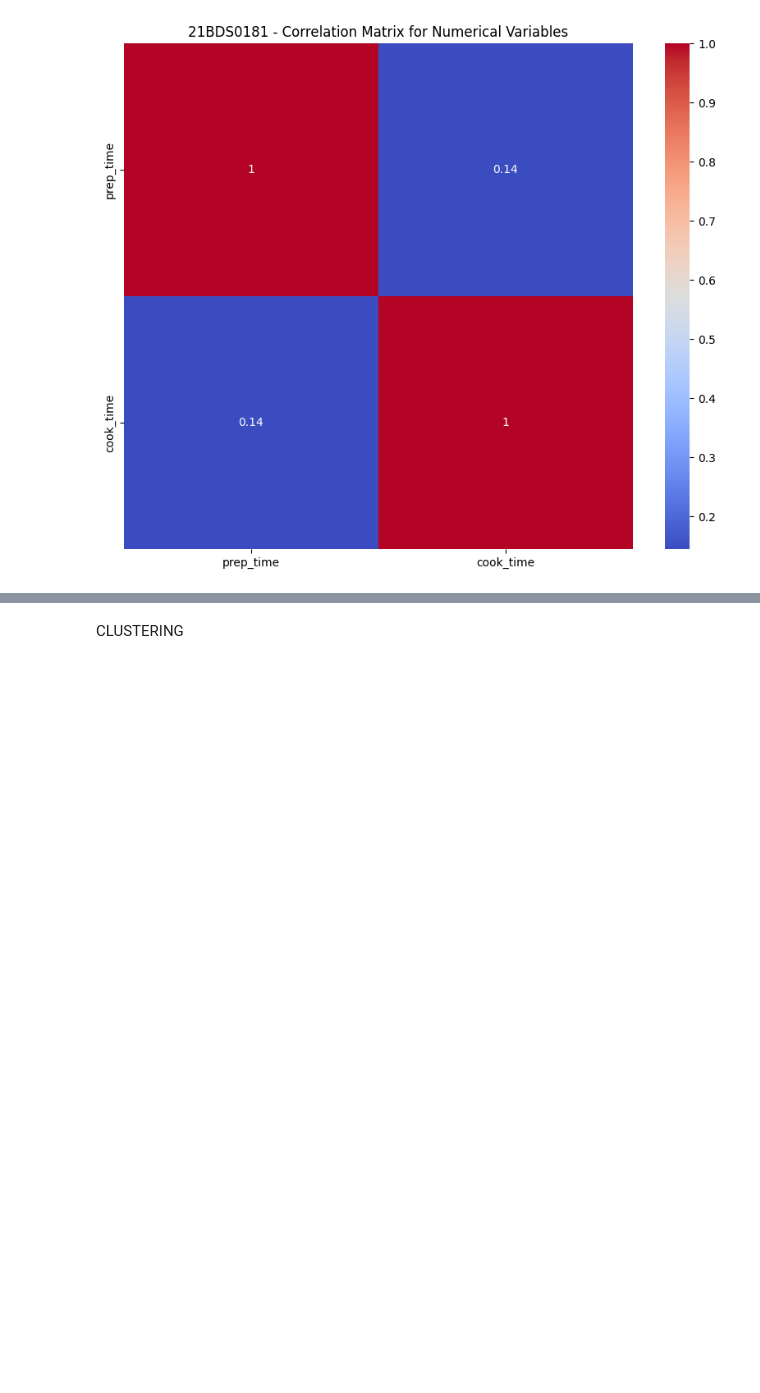
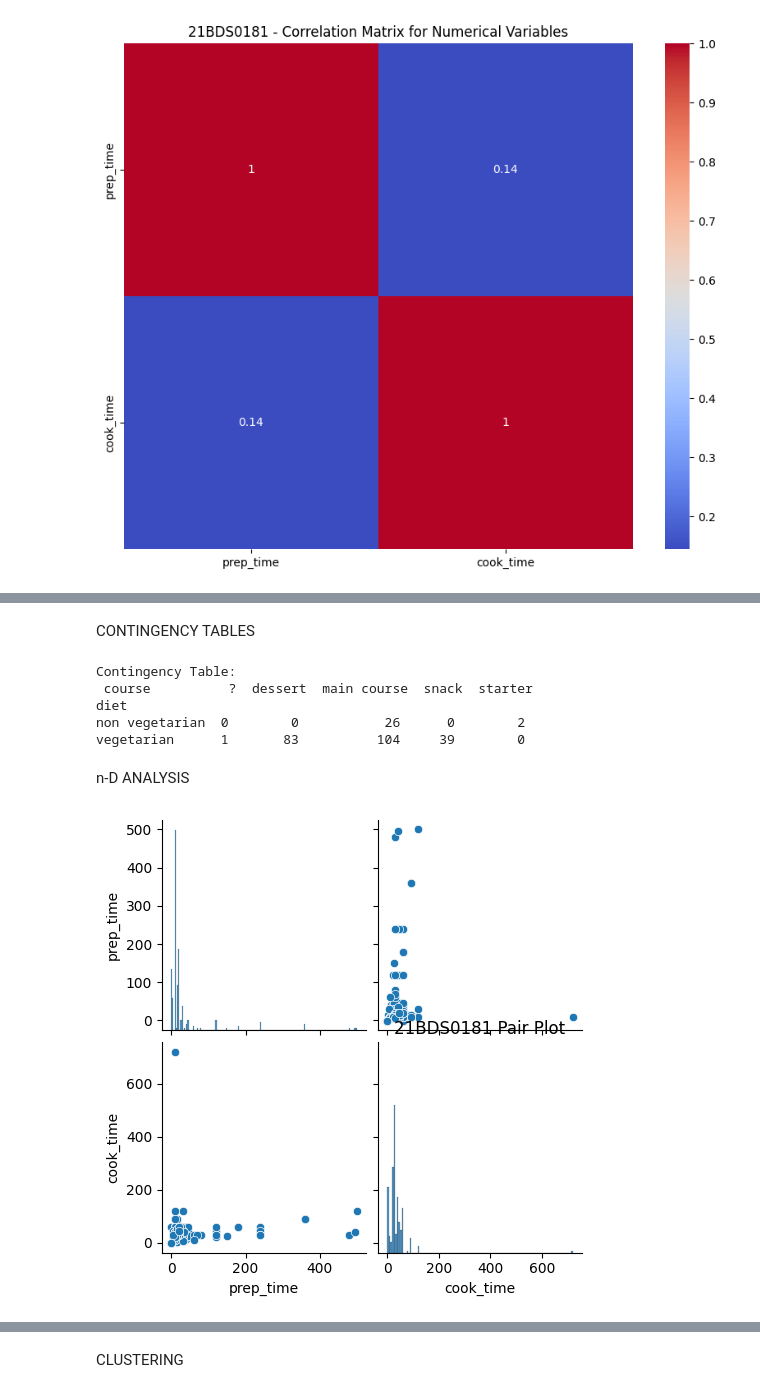
Before and after one commit to prtk2403/EDA_DA_21BDS0181, a Jupyter notebook: 21BDS0181_EDA_DA1.ipynb, the cells around one changed output, grey strips where cells are left out. Drawn from its saved outputs; the diff is of its cells as text; code cells hidden in the pictures; blank space fills up the shorter version.

```diff
--- a/21BDS0181_EDA_DA1.ipynb
+++ b/21BDS0181_EDA_DA1.ipynb
@@ -151,0 +202,23 @@ plt.show()
+# %% [markdown]
+CONTINGENCY TABLES
+# %%
+# Example: Contingency table for 'diet' and 'course'
+contingency_table = pd.crosstab(data['diet'], data['course'])
+print("Contingency Table:\n", contingency_table)
+# %% [output]
+Contingency Table:
+ course          ?  dessert  main course  snack  starter
+diet
+non vegetarian  0        0           26      0        2
+vegetarian      1       83          104     39        0
+# %% [markdown]
+n-D ANALYSIS
+# %%
+import seaborn as sns
+
+# Pair plot for numeric columns
+sns.pairplot(data[['prep_time', 'cook_time']])
+plt.title("21BDS0181 Pair Plot")
+plt.show()
+# %% [output]
+[figure, added]
```
Also changed, not shown: parts of 30 cells of this notebook.
